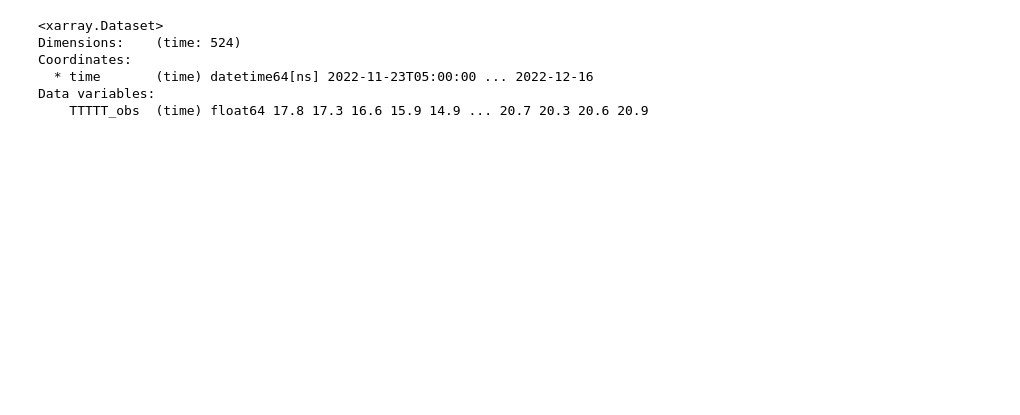
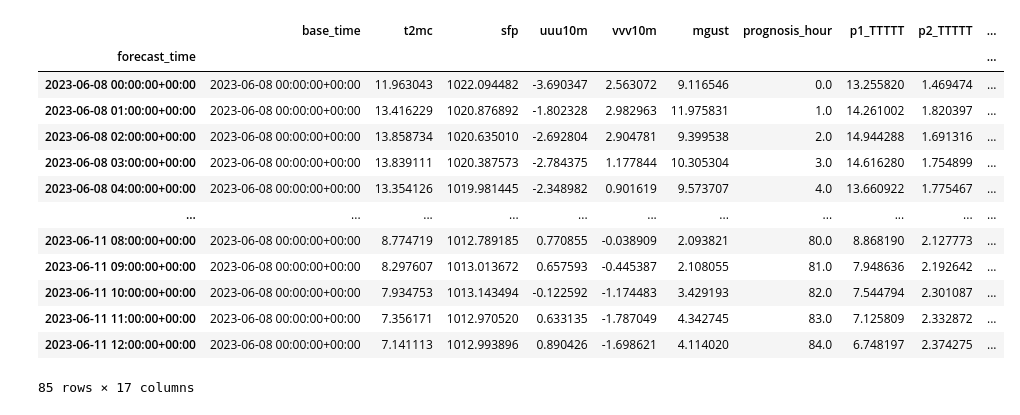
Before and after one commit to MetServiceDev/verif-data, a Jupyter notebook: example/DRN_verif.ipynb, the cells around one changed output. Drawn from its saved outputs; the diff is of its cells as text; code cells hidden in the pictures; blank space fills up the shorter version.

```diff
--- a/example/DRN_verif.ipynb
+++ b/example/DRN_verif.ipynb
@@ -162,17 +53,23 @@ class VerifDRN(VerifModelStation):
 # %%
-verif = VerifDRN(station_id='93439',
-                 dt_start=datetime.datetime(2022,11, 1),
-                 dt_end=datetime.datetime(2022,11, 30),
+verif = VerifMLPP(station_id='93439',
                  obs_source='DDB_obs',
                  model='MLPP',
                  model_vars=['TTTTT'],
-                 fcast_window=16,
+                 preds_ds=pred_station,
                  freq='hourly')
-verif.query_obs()
+verif.verify_vars()
 # %% [output]
+|  | base_time | t2mc | sfp | uuu10m | vvv10m | mgust | prognosis_hour | p1_TTTTT | p2_TTTTT | ... |
+| forecast_time |  |  |  |  |  |  |  |  |  | ... |
+| 2023-06-08 00:00:00+00:00 | 2023-06-08 00:00:00+00:00 | 11.963043 | 1022.094482 | -3.690347 | 2.563072 | 9.116546 | 0.0 | 13.255820 | 1.469474 | ... |
+| 2023-06-08 01:00:00+00:00 | 2023-06-08 00:00:00+00:00 | 13.416229 | 1020.876892 | -1.802328 | 2.982963 | 11.975831 | 1.0 | 14.261002 | 1.820397 | ... |
+| 2023-06-08 02:00:00+00:00 | 2023-06-08 00:00:00+00:00 | 13.858734 | 1020.635010 | -2.692804 | 2.904781 | 9.399538 | 2.0 | 14.944288 | 1.691316 | ... |
+| 2023-06-08 03:00:00+00:00 | 2023-06-08 00:00:00+00:00 | 13.839111 | 1020.387573 | -2.784375 | 1.177844 | 10.305304 | 3.0 | 14.616280 | 1.754899 | ... |
+| 2023-06-08 04:00:00+00:00 | 2023-06-08 00:00:00+00:00 | 13.354126 | 1019.981445 | -2.348982 | 0.901619 | 9.573707 | 4.0 | 13.660922 | 1.775467 | ... |
+| ... | ... | ... | ... | ... | ... | ... | ... | ... | ... | ... |
+| 2023-06-11 08:00:00+00:00 | 2023-06-08 00:00:00+00:00 | 8.774719 | 1012.789185 | 0.770855 | -0.038909 | 2.093821 | 80.0 | 8.868190 | 2.127773 | ... |
+| 2023-06-11 09:00:00+00:00 | 2023-06-08 00:00:00+00:00 | 8.297607 | 1013.013672 | 0.657593 | -0.445387 | 2.108055 | 81.0 | 7.948636 | 2.192642 | ... |
+| 2023-06-11 10:00:00+00:00 | 2023-06-08 00:00:00+00:00 | 7.934753 | 1013.143494 | -0.122592 | -1.174483 | 3.429193 | 82.0 | 7.544794 | 2.301087 | ... |
+| 2023-06-11 11:00:00+00:00 | 2023-06-08 00:00:00+00:00 | 7.356171 | 1012.970520 | 0.633135 | -1.787049 | 4.342745 | 83.0 | 7.125809 | 2.332872 | ... |
+| 2023-06-11 12:00:00+00:00 | 2023-06-08 00:00:00+00:00 | 7.141113 | 1012.993896 | 0.890426 | -1.698621 | 4.114020 | 84.0 | 6.748197 | 2.374275 | ... |
-<xarray.Dataset>
-Dimensions:    (time: 524)
-Coordinates:
-  * time       (time) datetime64[ns] 2022-11-23T05:00:00 ... 2022-12-16
-Data variables:
-    TTTTT_obs  (time) float64 17.8 17.3 16.6 15.9 14.9 ... 20.7 20.3 20.6 20.9
+85 rows × 17 columns
```
Also changed, not shown: parts of 7 cells of this notebook, 2 other files.
